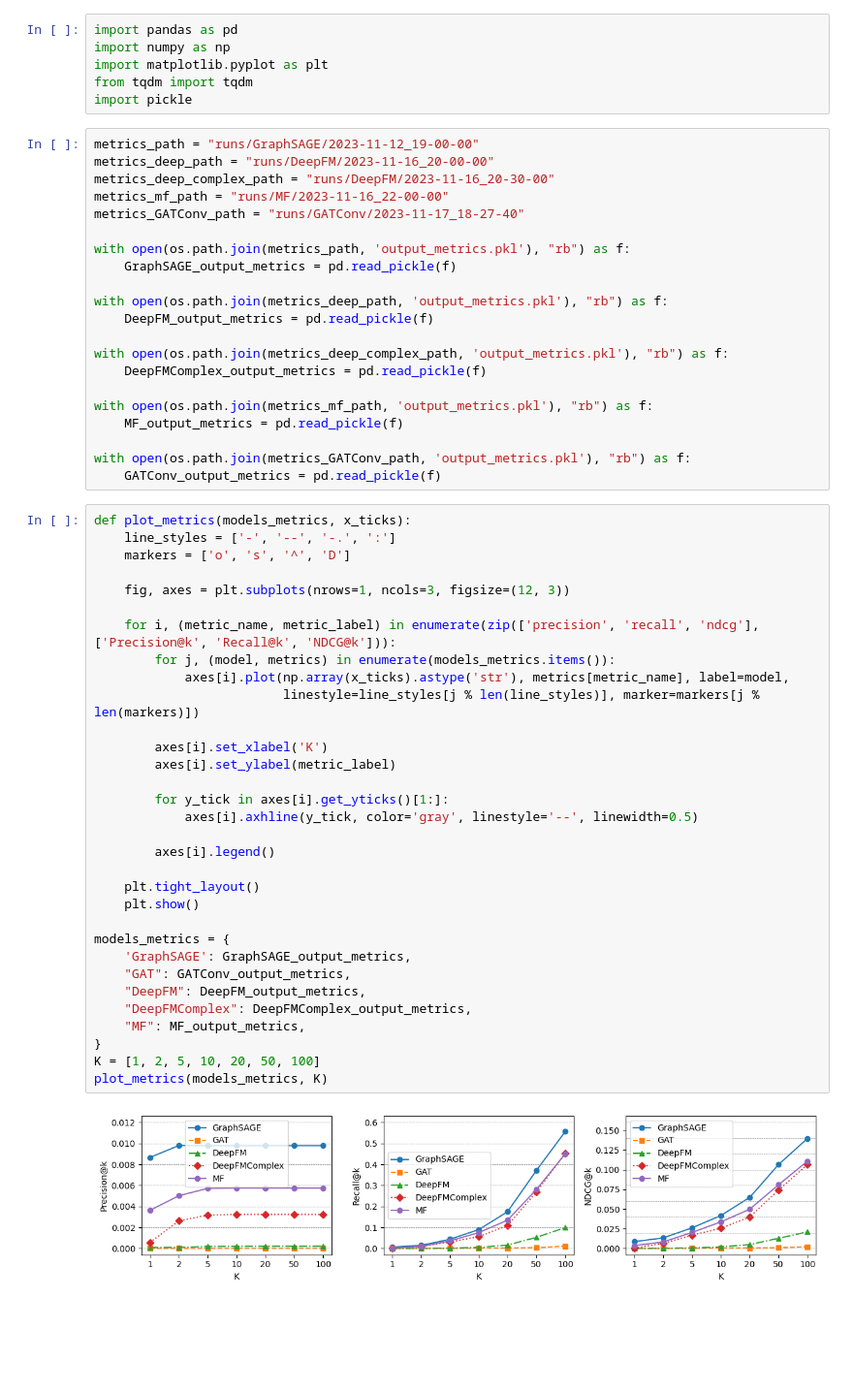
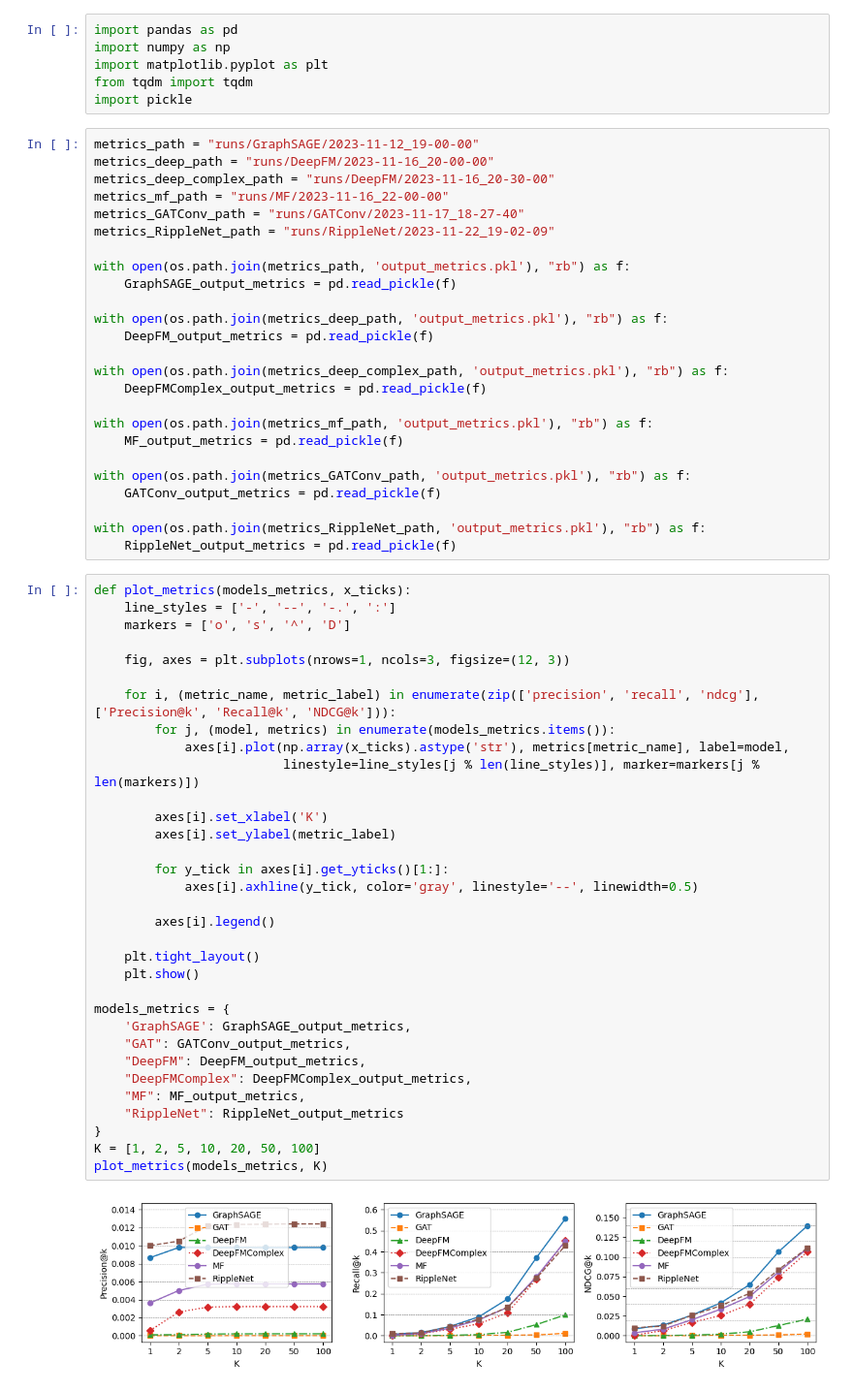
Before and after one commit to milymilek/recsys, a Jupyter notebook: notebooks/steam/plot_metrics.ipynb, the cells around one changed output. Shown: that part at 97% size. Drawn from its saved outputs; the diff is of its cells as text; blank space fills up the shorter version.

```diff
--- a/notebooks/steam/plot_metrics.ipynb
+++ b/notebooks/steam/plot_metrics.ipynb
@@ -19,6 +19,7 @@ metrics_deep_path = "runs/DeepFM/2023-11-16_20-00-00"
 metrics_deep_complex_path = "runs/DeepFM/2023-11-16_20-30-00"
 metrics_mf_path = "runs/MF/2023-11-16_22-00-00"
 metrics_GATConv_path = "runs/GATConv/2023-11-17_18-27-40"
+metrics_RippleNet_path = "runs/RippleNet/2023-11-22_19-02-09"
 
 with open(os.path.join(metrics_path, 'output_metrics.pkl'), "rb") as f:
     GraphSAGE_output_metrics = pd.read_pickle(f)
@@ -34,37 +35,41 @@ with open(os.path.join(metrics_mf_path, 'output_metrics.pkl'), "rb") as f:
 
 with open(os.path.join(metrics_GATConv_path, 'output_metrics.pkl'), "rb") as f:
     GATConv_output_metrics = pd.read_pickle(f)
+
+with open(os.path.join(metrics_RippleNet_path, 'output_metrics.pkl'), "rb") as f:
+    RippleNet_output_metrics = pd.read_pickle(f)
 # %%
 def plot_metrics(models_metrics, x_ticks):
     line_styles = ['-', '--', '-.', ':']
     markers = ['o', 's', '^', 'D']
 
     fig, axes = plt.subplots(nrows=1, ncols=3, figsize=(12, 3))
 
     for i, (metric_name, metric_label) in enumerate(zip(['precision', 'recall', 'ndcg'], ['Precision@k', 'Recall@k', 'NDCG@k'])):
         for j, (model, metrics) in enumerate(models_metrics.items()):
             axes[i].plot(np.array(x_ticks).astype('str'), metrics[metric_name], label=model,
                          linestyle=line_styles[j % len(line_styles)], marker=markers[j % len(markers)])
 
         axes[i].set_xlabel('K')
         axes[i].set_ylabel(metric_label)
 
         for y_tick in axes[i].get_yticks()[1:]:
             axes[i].axhline(y_tick, color='gray', linestyle='--', linewidth=0.5)
 
         axes[i].legend()
 
     plt.tight_layout()
     plt.show()
 
 models_metrics = {
     'GraphSAGE': GraphSAGE_output_metrics,
     "GAT": GATConv_output_metrics,
     "DeepFM": DeepFM_output_metrics,
     "DeepFMComplex": DeepFMComplex_output_metrics,
     "MF": MF_output_metrics,
+    "RippleNet": RippleNet_output_metrics
 }
 K = [1, 2, 5, 10, 20, 50, 100]
 plot_metrics(models_metrics, K)
 # %% [output]
-[figure, old version]
+[figure, new version]
```
Also changed, not shown: 6 other files.
